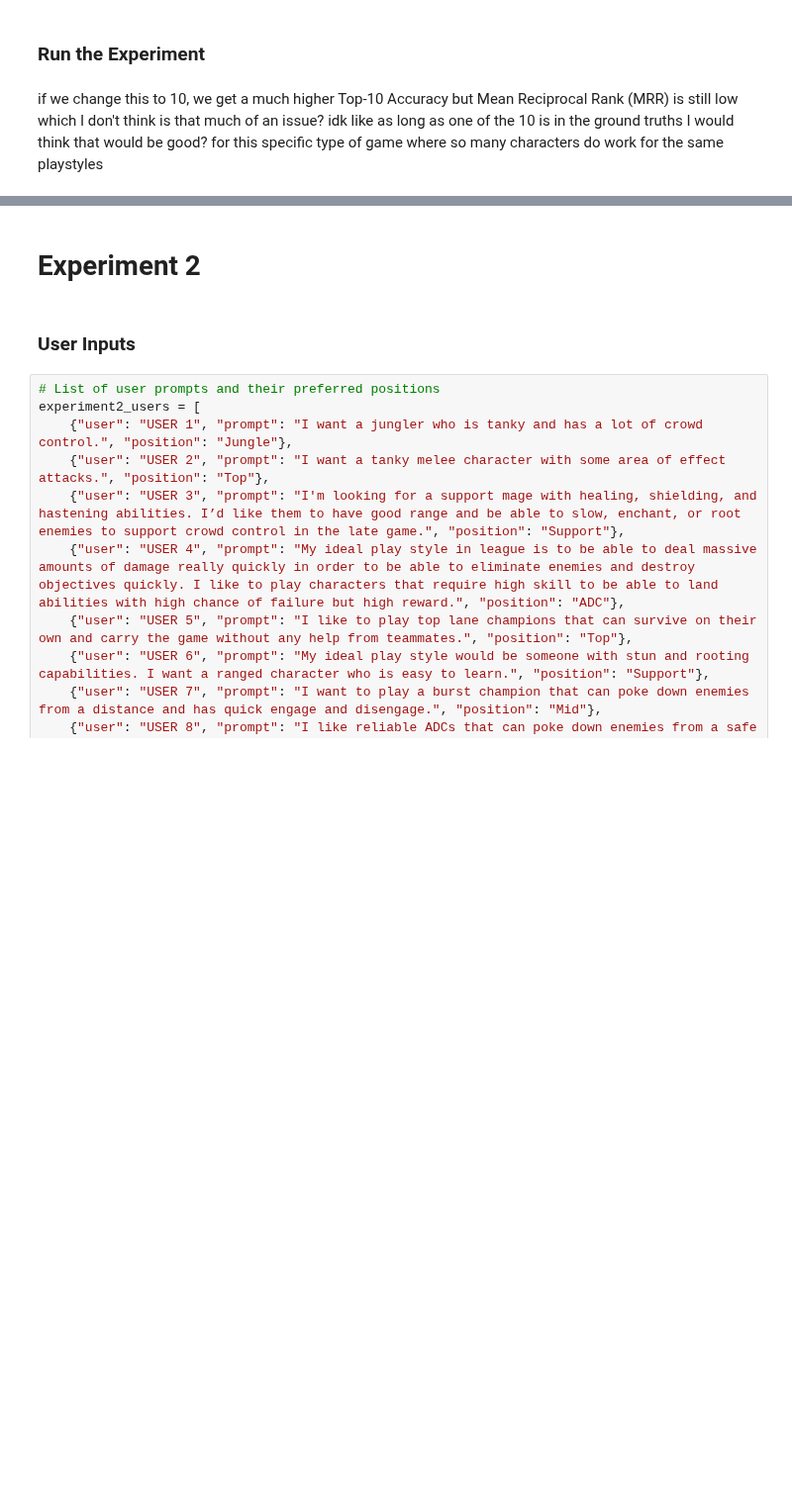
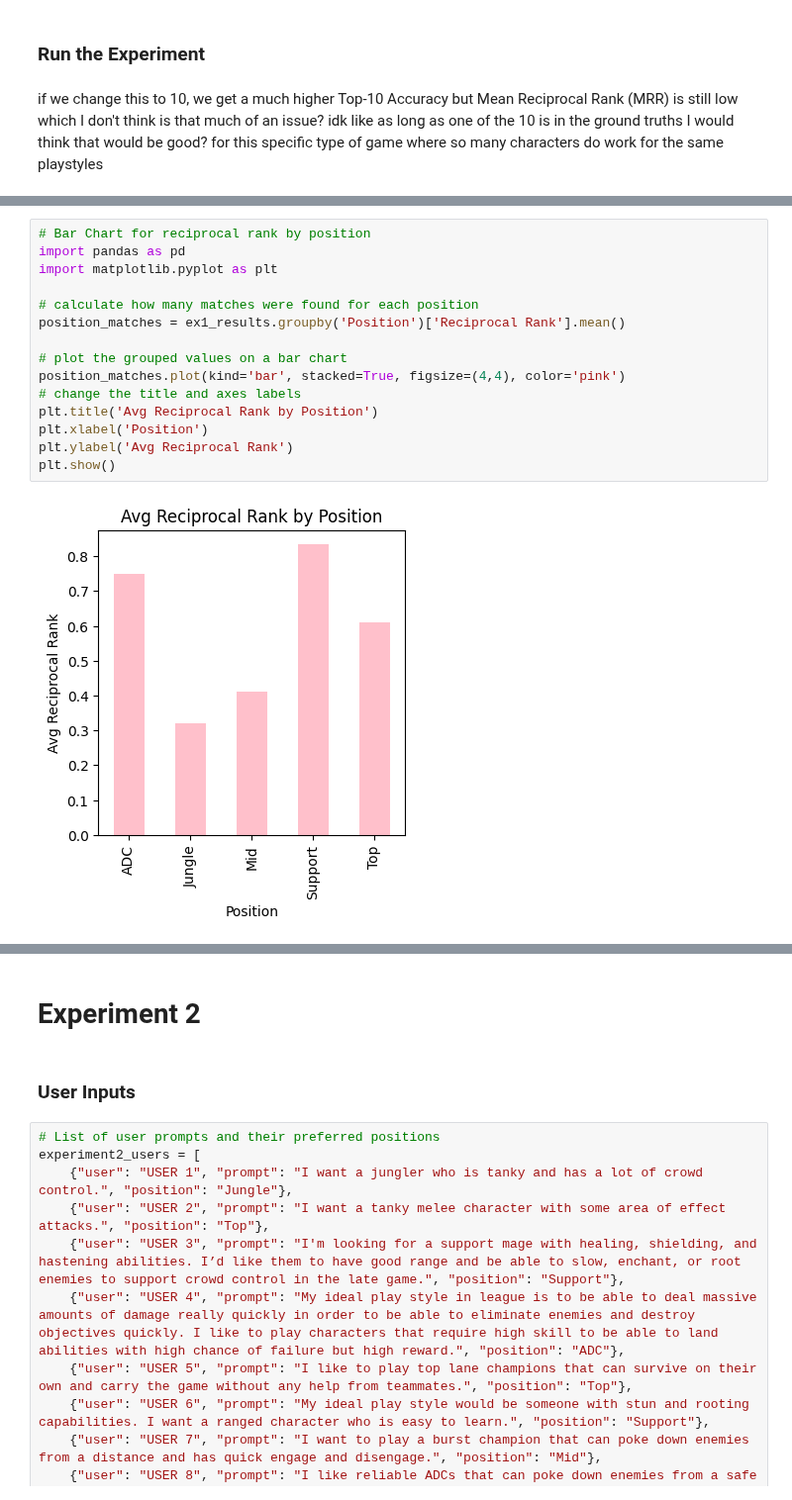
Before and after one commit to KenzieHensel/NN_Project, a Jupyter notebook: Final_Project_Code.ipynb, the cells around one changed output, grey strips where cells are left out. Shown at 99% size. Saved outputs shown, nothing was run; the diff lists cells and outputs as text; blank space fills up the shorter version.

```diff
--- a/Final_Project_Code.ipynb
+++ b/Final_Project_Code.ipynb
@@ -863,0 +961,17 @@ Mean Reciprocal Rank (MRR): 0.5623
+# %%
+# Bar Chart for reciprocal rank by position
+import pandas as pd
+import matplotlib.pyplot as plt
+
+# calculate how many matches were found for each position
+position_matches = ex1_results.groupby('Position')['Reciprocal Rank'].mean()
+
+# plot the grouped values on a bar chart
+position_matches.plot(kind='bar', stacked=True, figsize=(4,4), color='pink')
+# change the title and axes labels
+plt.title('Avg Reciprocal Rank by Position')
+plt.xlabel('Position')
+plt.ylabel('Avg Reciprocal Rank')
+plt.show()
+# %% [output]
+[figure, added]
```
Also changed, not shown: parts of 20 cells of this notebook.
